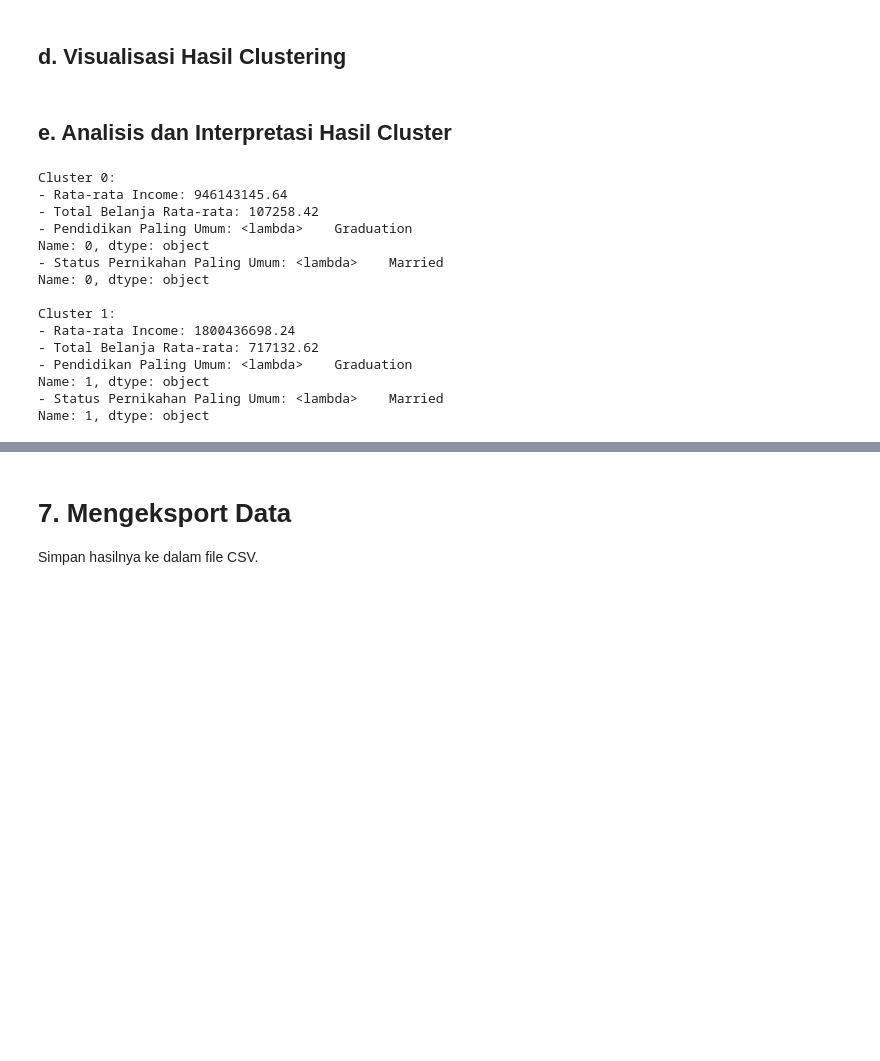
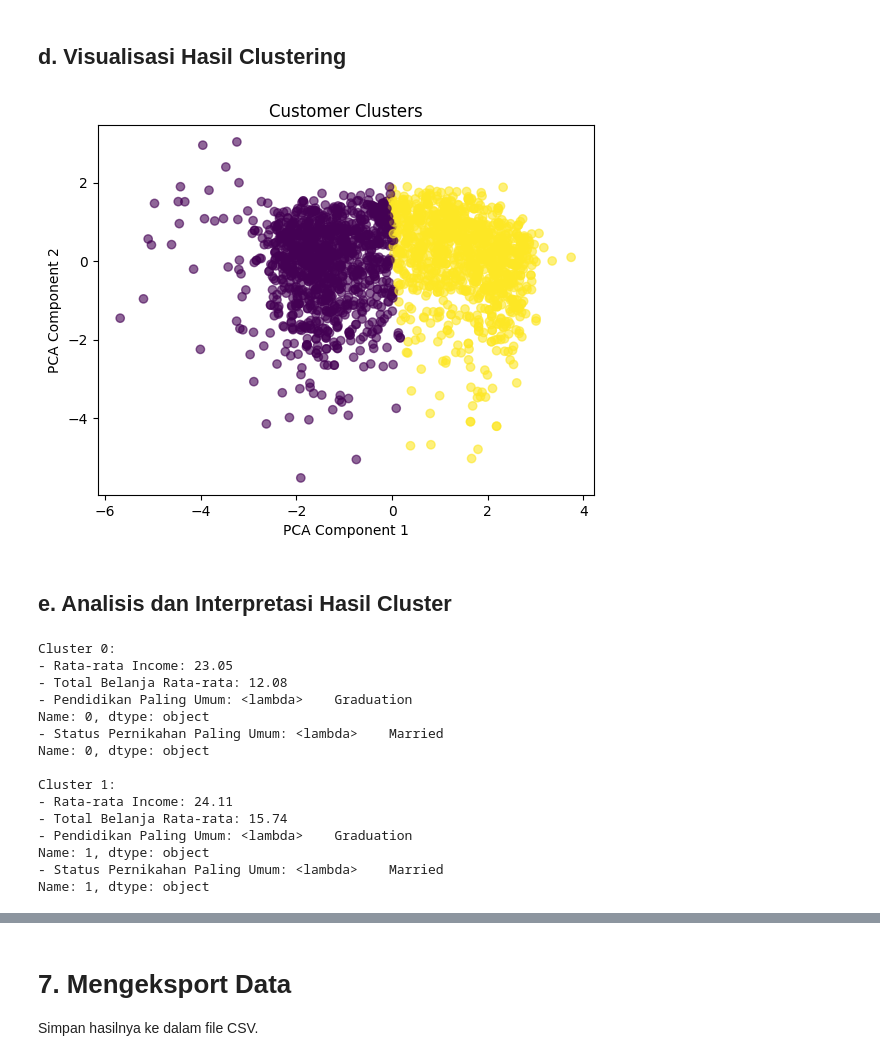
Before and after one commit to MFavianZaahir/Belajar-Machine-Learning-Untuk-Pemula---Dicoding, a Jupyter notebook: [Clustering]_Submission_Akhir_BMLP_Muhammad_Favian_Zaahir.ipynb, the cells around one changed output, grey strips where cells are left out. Saved outputs shown, nothing was run; the diff lists cells and outputs as text; code cells hidden in the pictures; blank space fills up the shorter version.

```diff
--- a/[Clustering]_Submission_Akhir_BMLP_Muhammad_Favian_Zaahir.ipynb
+++ b/[Clustering]_Submission_Akhir_BMLP_Muhammad_Favian_Zaahir.ipynb
@@ -98,8 +56,11 @@ data['Tenure'] = (latest_date - data['Dt_Customer']).dt.days
 data['TotalChildren'] = data['Kidhome'] + data['Teenhome']
 data['TotalSpent'] = data[['MntWines', 'MntFruits', 'MntMeatProducts', 'MntFishProducts', 'MntSweetProducts', 'MntGoldProds']].sum(axis=1)
 data['TotalPurchases'] = data[['NumWebPurchases', 'NumCatalogPurchases', 'NumStorePurchases']].sum(axis=1)
-# %%
-data['Income'] = data['Income'].fillna(data['Income'].median())
+# %%
+data['Income'] = data['Income'].fillna(0)
+data['Income'] = np.log1p(data['Income'])
+data['TotalSpent'] = np.log1p(data['TotalSpent'])
+data['Tenure'] = np.log1p(data['Tenure'])
 # %%
 edu_mapping = {'Basic': 0, 'Graduation': 1, 'Master': 2, 'PhD': 3}
 data['Education_Encoded'] = data['Education'].map(edu_mapping)
@@ -145,0 +111,11 @@ Optimal Clusters: 2 dengan Silhouette Score: 0.25
+# %%
+from sklearn.decomposition import PCA
+
+pca = PCA(n_components=5)
+X_pca = pca.fit_transform(X_scaled)
+
+kmeans = KMeans(n_clusters=best_k, random_state=42)
+labels = kmeans.fit_predict(X_pca)
+
+score = silhouette_score(X_pca, labels)
+print(f'Silhouette Score after PCA: {score}')
@@ -147,6 +125,15 @@ Optimal Clusters: 2 dengan Silhouette Score: 0.25
 ## **c. Feature Selection (Opsional)**
 # %% [markdown]
 ## **d. Visualisasi Hasil Clustering**
+# %%
+pca = PCA(n_components=2)
+plt.scatter(X_pca[:, 0], X_pca[:, 1], c=labels, cmap='viridis', alpha=0.6)
+plt.xlabel('PCA Component 1')
+plt.ylabel('PCA Component 2')
+plt.title('Customer Clusters')
+plt.show()
+# %% [output]
+[figure, added]
 # %% [markdown]
 ## **e. Analisis dan Interpretasi Hasil Cluster**
 # %%
@@ -173,16 +160,16 @@ for cluster in sorted(data['Cluster'].unique()):
     print(f"- Status Pernikahan Paling Umum: {cluster_data['Marital_Status']}")
 # %% [output]
 Cluster 0:
-- Rata-rata Income: 946143145.64
-- Total Belanja Rata-rata: 107258.42
+- Rata-rata Income: 23.05
+- Total Belanja Rata-rata: 12.08
 - Pendidikan Paling Umum: <lambda>    Graduation
 Name: 0, dtype: object
 - Status Pernikahan Paling Umum: <lambda>    Married
 Name: 0, dtype: object
 
 Cluster 1:
-- Rata-rata Income: 1800436698.24
-- Total Belanja Rata-rata: 717132.62
+- Rata-rata Income: 24.11
+- Total Belanja Rata-rata: 15.74
 - Pendidikan Paling Umum: <lambda>    Graduation
 Name: 1, dtype: object
 - Status Pernikahan Paling Umum: <lambda>    Married
```
Also changed, not shown: parts of 14 cells of this notebook, 3 other files.
